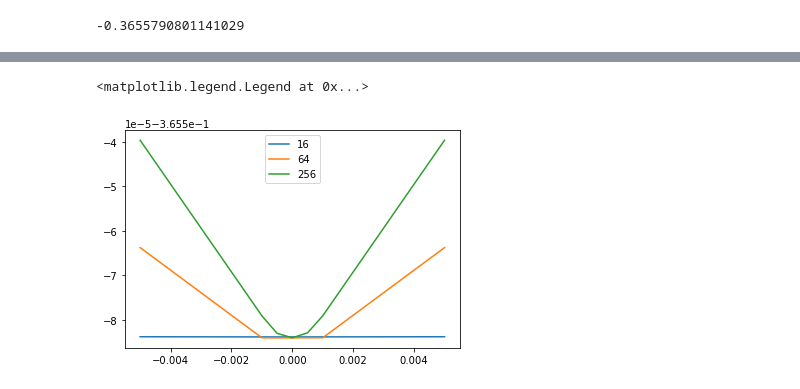
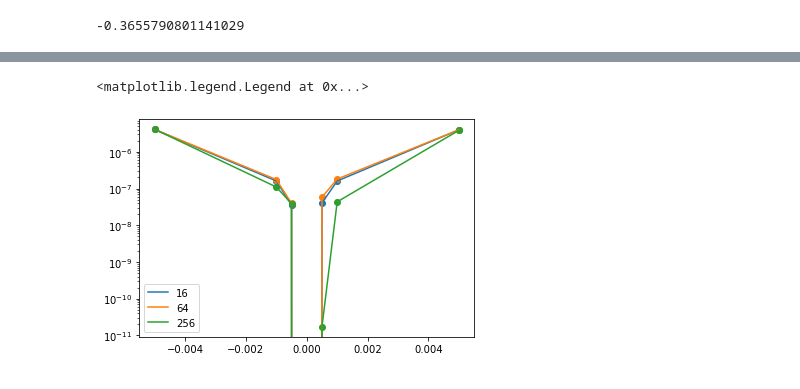
Before and after one commit to mrachh/hot-spots, a Jupyter notebook: worker16_summary/Untitled.ipynb, the cells around one changed output, grey strips where cells are left out. Cells and saved outputs as stored; diff of their text form; code cells hidden in the pictures.

```diff
--- a/worker16_summary/Untitled.ipynb
+++ b/worker16_summary/Untitled.ipynb
@@ -49,20 +50,0 @@ e_val = np.array(zk)**2
-# %%
-dat_dict = {
-    'd':d,
-    'eps':eps,
-    'loss':loss,
-    'npoint':npoint,
-    'uq':uq,
-    'zk':zk,
-    'ud_p':ud_p,
-    'e_val':e_val
-}
-
-# trim to equal length
-min_len = min([len(dat_dict[k]) for k in dat_dict])
-print(min_len)
-for k in dat_dict:
-    dat_dict[k] = dat_dict[k][:min_len]
-
-data = pd.DataFrame(dat_dict)
-data.to_csv('crit_pt.csv')
@@ -92,0 +99,2 @@ data
+# %%
+dat_dict = {k:np.array(list(dat_dict1[k])+list(dat_dict2[k])) for k in dat_dict1}
@@ -92,0 +103,2 @@ data
+# %%
+data = data[data.d==2]
@@ -237,27 +269,35 @@ uq
 # %%
 plt_val = 'loss'
 
 n = 16
 z =  data[(data.npoint == n) & (data.eps == 0)][plt_val].item()
 y = np.array(data[data['npoint'] == n].sort_values('eps')[plt_val])
 x = np.array(data[data['npoint'] == n].sort_values('eps')['eps'])
+y = np.abs(y-z)
 plt.plot(x,y, label = n)
+plt.scatter(x,y)
 
 n = 64
 z =  data[(data.npoint == n) & (data.eps == 0)][plt_val].item()
 y = np.array(data[data['npoint'] == n].sort_values('eps')[plt_val])
 x = np.array(data[data['npoint'] == n].sort_values('eps')['eps'])
+y = np.abs(y-z)
 plt.plot(x,y, label = n)
+plt.scatter(x,y)
 
 n = 256
 z =  data[(data.npoint == n) & (data.eps == 0)][plt_val].item()
 y = np.array(data[data['npoint'] == n].sort_values('eps')[plt_val])
 x = np.array(data[data['npoint'] == n].sort_values('eps')['eps'])
+y = np.abs(y-z)
 plt.plot(x,y, label = n)
+plt.scatter(x,y)
+
+plt.yscale('log')
 plt.legend()
 # %% [output]
 <matplotlib.legend.Legend at 0x...>
-[figure, old version]
+[figure, new version]
 # %%
 plt_val = 'uq'
 
```
Also changed, not shown: parts of 29 cells of this notebook, 8 other files.
